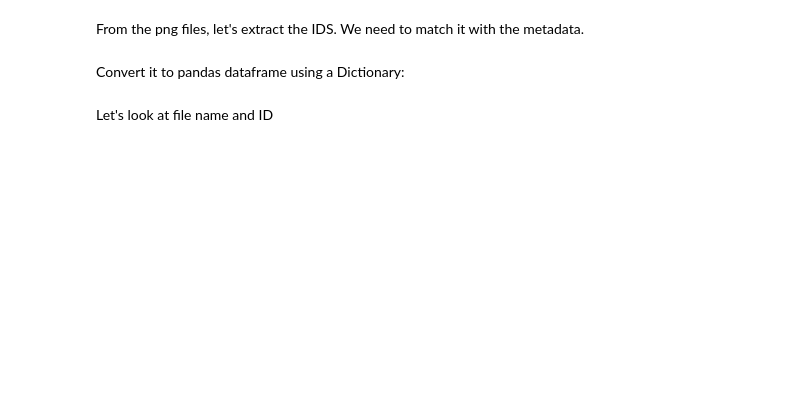
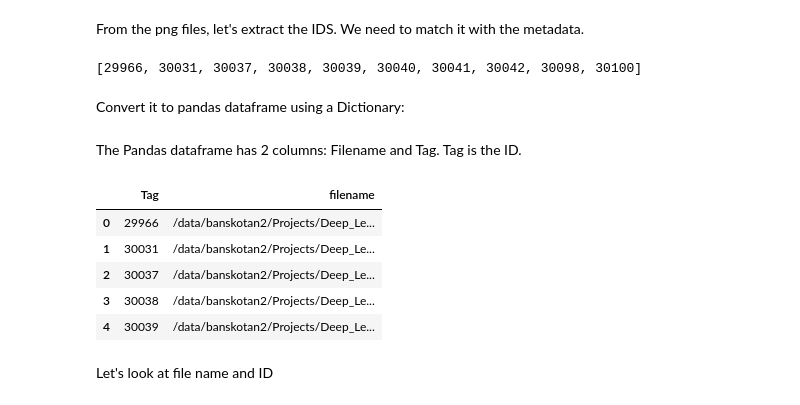
Before and after one commit to banskotan2/Deep_Learning, a Jupyter notebook: deep_learning_day_1.ipynb, the cells around one changed output. Drawn from its saved outputs; the diff is of its cells as text; code cells hidden in the pictures; blank space fills up the shorter version.

```diff
--- a/deep_learning_day_1.ipynb
+++ b/deep_learning_day_1.ipynb
@@ -875,2 +1124,2 @@ Anyway, let's add the full path.
 # %%
-full_path=["/data/banskotan2/Projects/Deep_Learning/5XFAD"+"/"+j for j in os.listdir("5XFAD") if "svs" in j]
+full_path=["/data/banskotan2/Projects/Deep_Learning/5XFAD/SVS_original"+"/"+j for j in os.listdir("5XFAD/SVS_original") if "svs" in j]
@@ -906,9 +1167,24 @@ It is 30 MB or so. This is also quite large, but we can at least load these imag
 From the png files, let's extract the IDS.  We need to match it with the metadata.
 # %%
 file_ids=[int(re.sub(".*224\\-\\d+\\-(\\d+)\\-.*","\\1",png_files[i])) for i in range(len(png_files))]
+# %%
+file_ids[:10]
+# %% [output]
+[29966, 30031, 30037, 30038, 30039, 30040, 30041, 30042, 30098, 30100]
 # %% [markdown]
 Convert it to pandas dataframe using a Dictionary:
 # %%
 png_df=pd.DataFrame({"Tag":file_ids,"filename":png_files})
+# %% [markdown]
+The Pandas dataframe has 2 columns: Filename and Tag.  Tag is the ID.
+# %%
+png_df.head()
+# %% [output]
+|  | Tag | filename |
+| 0 | 29966 | /data/banskotan2/Projects/Deep_Le... |
+| 1 | 30031 | /data/banskotan2/Projects/Deep_Le... |
+| 2 | 30037 | /data/banskotan2/Projects/Deep_Le... |
+| 3 | 30038 | /data/banskotan2/Projects/Deep_Le... |
+| 4 | 30039 | /data/banskotan2/Projects/Deep_Le... |
 # %% [markdown]
 Let's look at file name and ID
```
Also changed, not shown: parts of 60 cells of this notebook.
